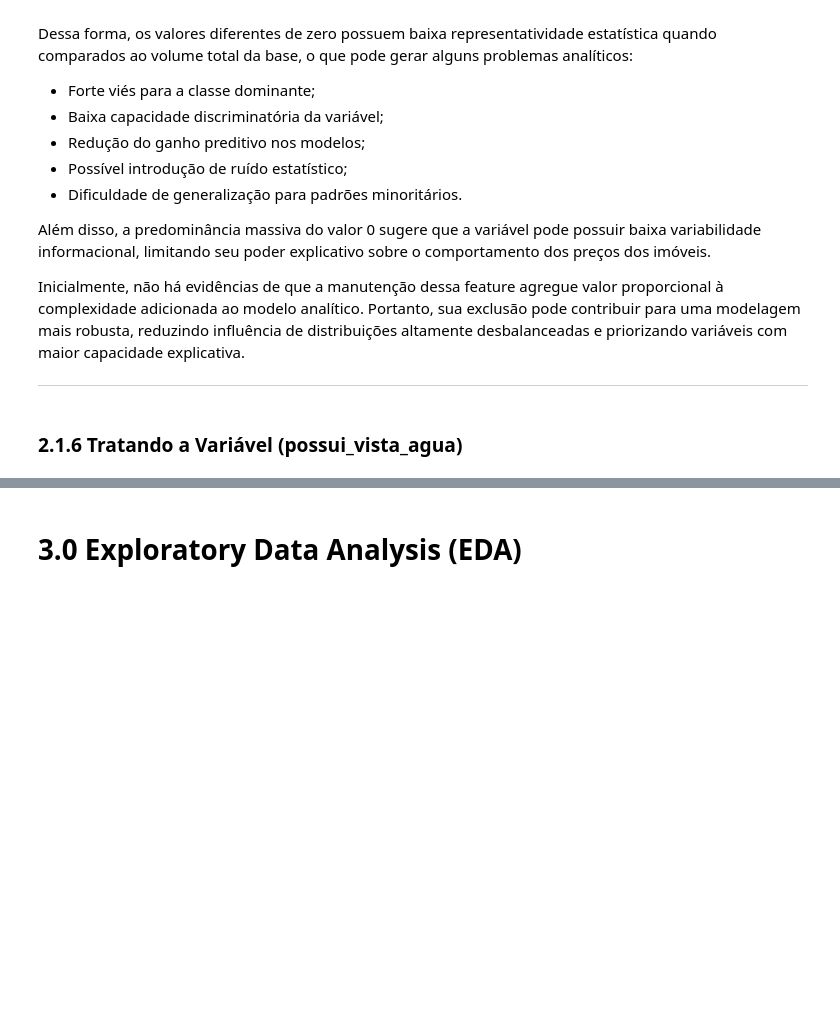
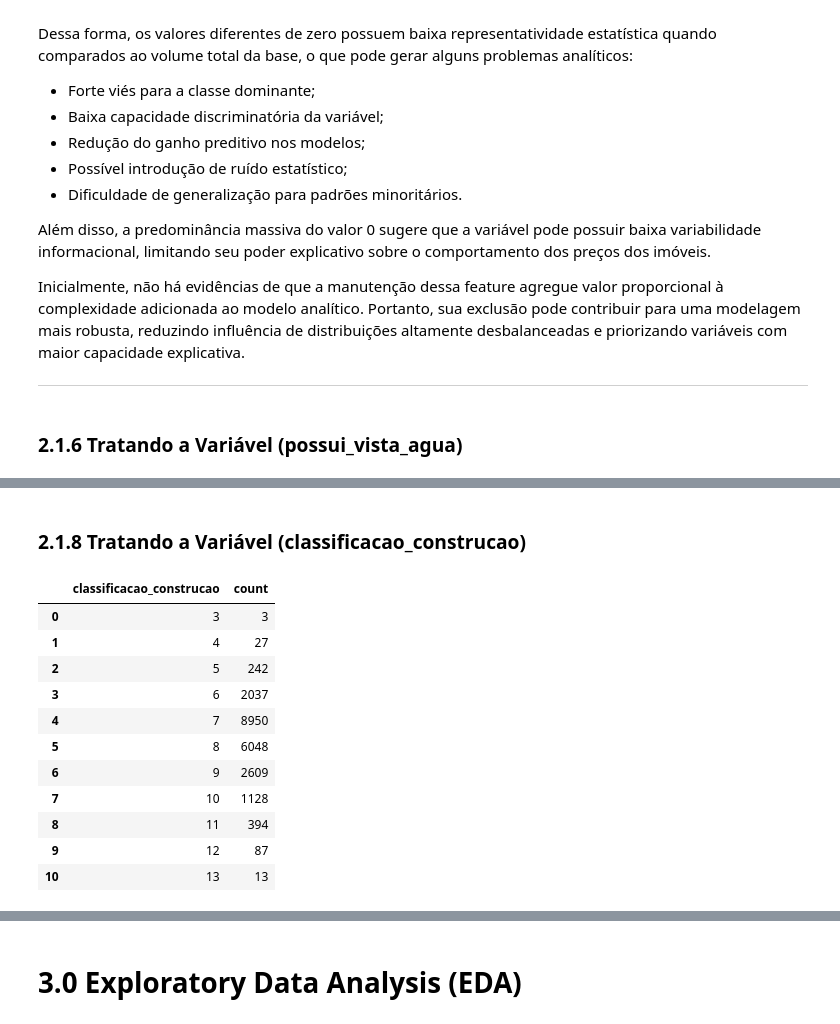
Before and after one commit to RicardodeSouzaSilva/Real_Estate_Pricing_Intelligence, a Jupyter notebook: Real_Estate_Pricing_Intelligence_2.1.ipynb, the cells around one changed output, grey strips where cells are left out. Saved outputs shown, nothing was run; the diff lists cells and outputs as text; code cells hidden in the pictures; blank space fills up the shorter version.

```diff
--- a/Real_Estate_Pricing_Intelligence_2.1.ipynb
+++ b/Real_Estate_Pricing_Intelligence_2.1.ipynb
@@ -770,0 +803,17 @@ Name: count, dtype: int64
+# %% [markdown]
+### 2.1.8 Tratando a Variável (classificacao_construcao)
+# %%
+dataset['classificacao_construcao'].value_counts().sort_index().reset_index()
+# %% [output]
+|  | classificacao_construcao | count |
+| 0 | 3 | 3 |
+| 1 | 4 | 27 |
+| 2 | 5 | 242 |
+| 3 | 6 | 2037 |
+| 4 | 7 | 8950 |
+| 5 | 8 | 6048 |
+| 6 | 9 | 2609 |
+| 7 | 10 | 1128 |
+| 8 | 11 | 394 |
+| 9 | 12 | 87 |
+| 10 | 13 | 13 |
```
Also changed, not shown: parts of 21 cells of this notebook.
